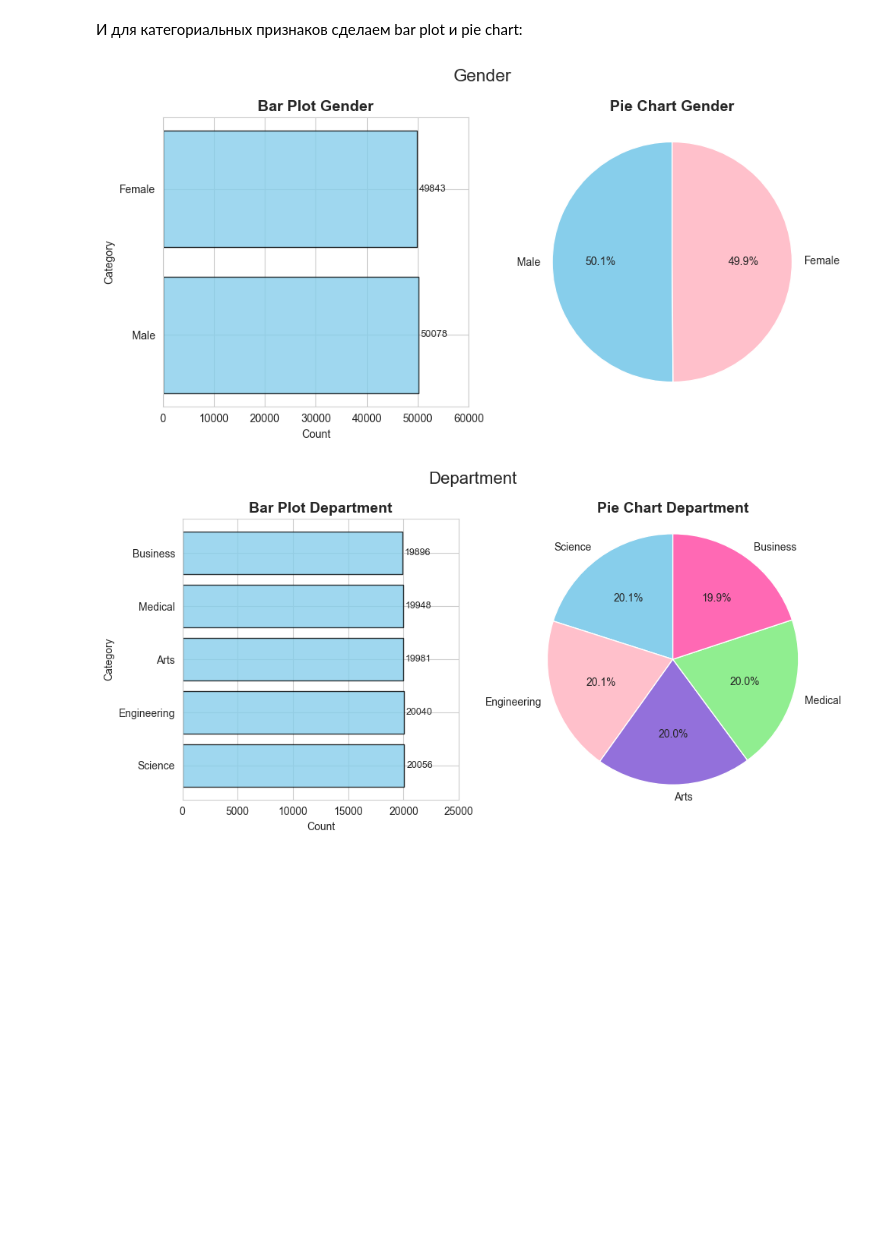
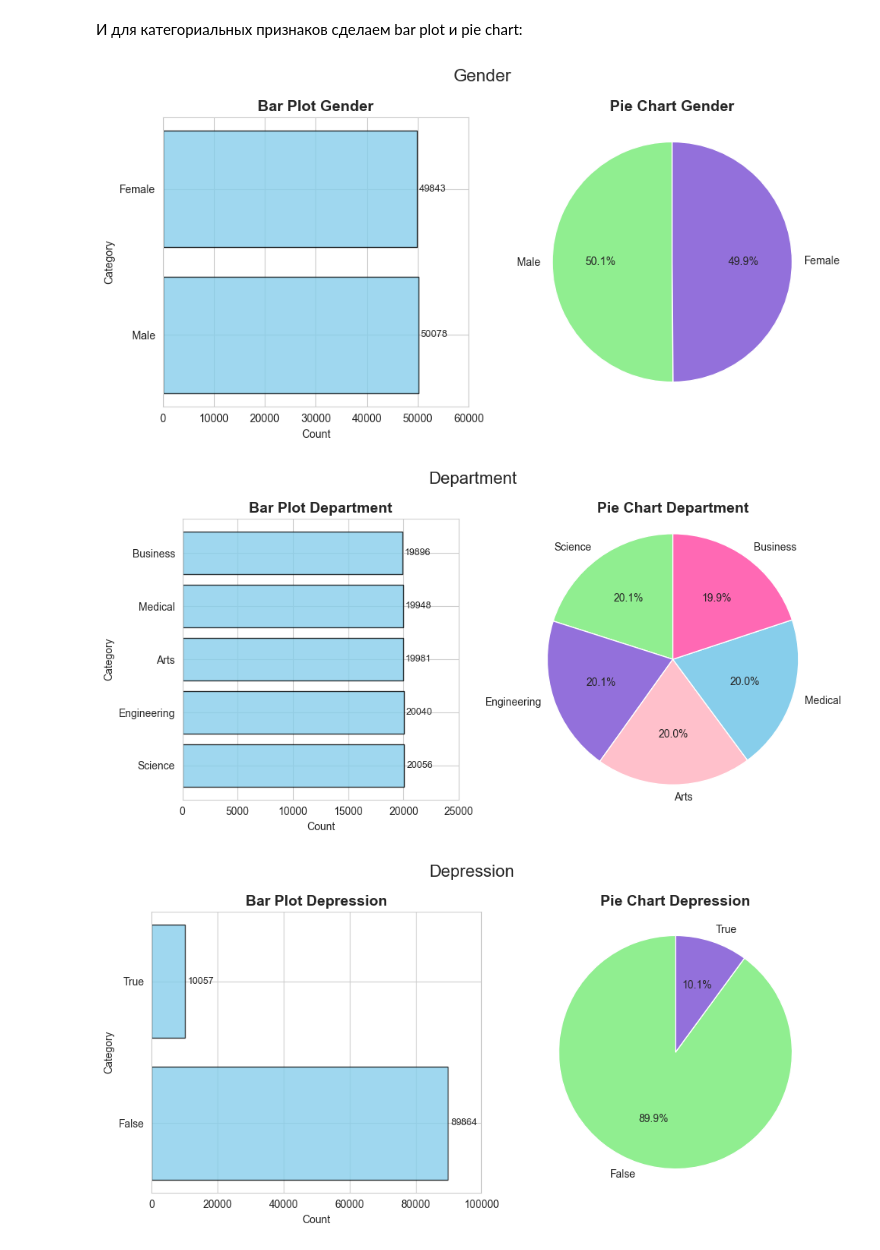
Before and after one commit to miniMlena/MAI_ML_lab1, a Jupyter notebook: task.ipynb, the cells around one changed output. Saved outputs shown, nothing was run; the diff lists cells and outputs as text; code cells hidden in the pictures; blank space fills up the shorter version.

```diff
--- a/task.ipynb
+++ b/task.ipynb
@@ -193,12 +191,20 @@ Physical_Activity:
 for col in ('Age', 'Stress_Level'):
     fig, axes = plt.subplots(1, 3, figsize=(15, 4))
     sns.set_style("whitegrid")
+    counted_data = df[col].value_counts()
 
     # count plot
     sns.countplot(data=df, x=col, ax=axes[0], color='skyblue', alpha=0.8)
     axes[0].set_title(f'Count Plot {col}', fontsize=14, fontweight='bold')
     axes[0].set_xlabel('Value')
     axes[0].set_ylabel('Count')
+    for p in axes[0].patches:
+        axes[0].annotate(f'{int(p.get_height())}',
+                    (p.get_x() + p.get_width() / 2., p.get_height()),
+                    ha='center', va='center',
+                    xytext=(0, 10),
+                    textcoords='offset points')
+    axes[0].set_ylim(bottom=0, top=1.5*counted_data.values.max())
 
     # Boxplot (ящик с усами)
     sns.boxplot(data=df, x=col, ax=axes[1], color='lightgreen')
@@ -236,7 +242,6 @@ for col in ('Age', 'Stress_Level'):
                  bbox=dict(boxstyle='round', facecolor='peachpuff', alpha=0.5))
 
     # pie chart
-    counted_data = df[col].value_counts()
     autopct = '%1.1f%%' if len(counted_data) <= 7 else None
     labels = counted_data.index if len(counted_data) <= 7 else None
     colors = ['skyblue', 'pink', 'mediumpurple', 'lightgreen', 'hotpink', 'powderblue', 'sandybrown', 'teal', 'plum']
@@ -284,39 +289,47 @@ Stress_Level:
 # %% [markdown]
 И для категориальных признаков сделаем bar plot и pie chart:
 # %%
-cat_columns = df.select_dtypes(include='str').columns.tolist()
+cat_columns = df.select_dtypes(include=['str', 'bool']).columns.tolist()
 
 for col in cat_columns:
     fig, axes = plt.subplots(1, 2, figsize=(10, 5))
     sns.set_style("whitegrid")
     counted_data = df[col].value_counts()
 
     # bar plot
     bars = axes[0].barh(counted_data.index, counted_data.values,
                         color='skyblue', edgecolor='black', alpha=0.8)
     axes[0].set_title(f'Bar Plot {col}', fontsize=14, fontweight='bold')
     axes[0].set_xlabel('Count')
     axes[0].set_ylabel('Category')
 
     for bar in bars:
        width = bar.get_width()
        axes[0].text(width + max(counted_data.values) * 0.01,
                      bar.get_y() + bar.get_height()/2,
                      f'{int(width)}',
                      va='center', fontsize=9)
-    axes[0].set_xlim(0, 60000 if col=='Gender' else 25000)
+    xlims = {
+        'Gender': 60000,
+        'Department': 25000,
+        'Depression': 100000
+    }
+    axes[0].set_xlim(0, xlims[col])
+    if col == 'Depression':
+        axes[0].set_yticks([0, 1], ['False', 'True'])
 
     # pie chart
     axes[1].pie(counted_data.values, labels=counted_data.index,
-           colors=['skyblue', 'pink', 'mediumpurple', 'lightgreen', 'hotpink'],
+           colors=['lightgreen', 'mediumpurple', 'pink', 'skyblue', 'hotpink'],
            autopct='%1.1f%%', startangle=90)
     axes[1].axis('equal')
     axes[1].set_title(f'Pie Chart {col}', fontsize=14, fontweight='bold')
 
 
     plt.suptitle(col, fontsize=16)
     plt.tight_layout()
     plt.show()
 # %% [output]
-[figure, old version]
+[figure, new version]
-[figure, old version]
+[figure, new version]
+[figure, added]
```
Also changed, not shown: parts of 13 cells of this notebook.
